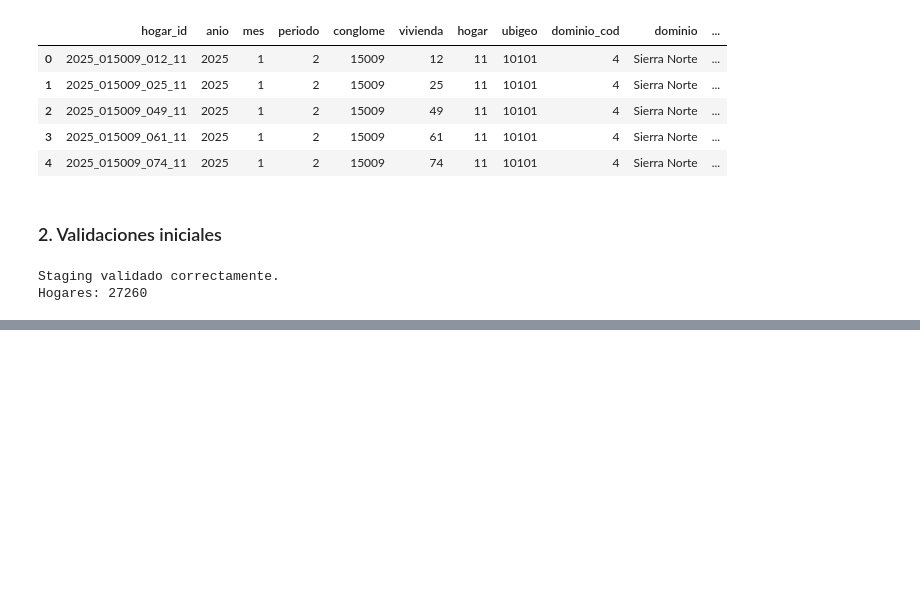
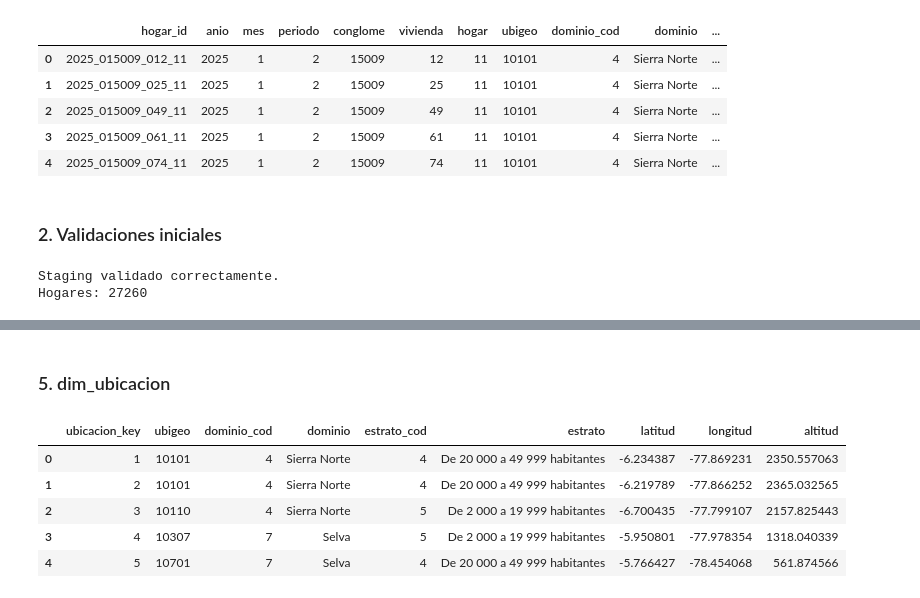
Before and after one commit to GS-716/ENAHO2025_BI_UP, a Jupyter notebook: scripts/03_modelo_estrella.ipynb, the cells around one changed output, grey strips where cells are left out. Saved outputs shown, nothing was run; the diff lists cells and outputs as text; code cells hidden in the pictures; blank space fills up the shorter version.

```diff
--- a/scripts/03_modelo_estrella.ipynb
+++ b/scripts/03_modelo_estrella.ipynb
@@ -39,0 +42,19 @@ Hogares: 27260
+# %%
+def crear_dimension(df, columnas, nombre_key):
+    """
+    Crea una dimensión con combinaciones únicas de columnas
+    y una surrogate key incremental.
+    """
+    dim = df[columnas].copy()
+
+    # Para evitar problemas en merges con nulos
+    for col in columnas:
+        if pd.api.types.is_numeric_dtype(dim[col]):
+            dim[col] = dim[col].fillna(-1)
+        else:
+            dim[col] = dim[col].astype("string").fillna("No especificado")
+
+    dim = dim.drop_duplicates().reset_index(drop=True)
+    dim.insert(0, nombre_key, range(1, len(dim) + 1))
+
+    return dim
@@ -39,0 +84,28 @@ Hogares: 27260
+# %% [markdown]
+### 5. dim_ubicacion
+# %%
+cols_dim_ubicacion = [
+    "ubigeo",
+    "dominio_cod",
+    "dominio",
+    "estrato_cod",
+    "estrato",
+    "latitud",
+    "longitud",
+    "altitud"
+]
+
+dim_ubicacion = crear_dimension(
+    stg,
+    columnas=cols_dim_ubicacion,
+    nombre_key="ubicacion_key"
+)
+
+dim_ubicacion.head()
+# %% [output]
+|  | ubicacion_key | ubigeo | dominio_cod | dominio | estrato_cod | estrato | latitud | longitud | altitud |
+| 0 | 1 | 10101 | 4 | Sierra Norte | 4 | De 20 000 a 49 999 habitantes | -6.234387 | -77.869231 | 2350.557063 |
+| 1 | 2 | 10101 | 4 | Sierra Norte | 4 | De 20 000 a 49 999 habitantes | -6.219789 | -77.866252 | 2365.032565 |
+| 2 | 3 | 10110 | 4 | Sierra Norte | 5 | De 2 000 a 19 999 habitantes | -6.700435 | -77.799107 | 2157.825443 |
+| 3 | 4 | 10307 | 7 | Selva | 5 | De 2 000 a 19 999 habitantes | -5.950801 | -77.978354 | 1318.040339 |
+| 4 | 5 | 10701 | 7 | Selva | 4 | De 20 000 a 49 999 habitantes | -5.766427 | -78.454068 | 561.874566 |
```
Also changed, not shown: parts of 5 cells of this notebook, 1 other file.
